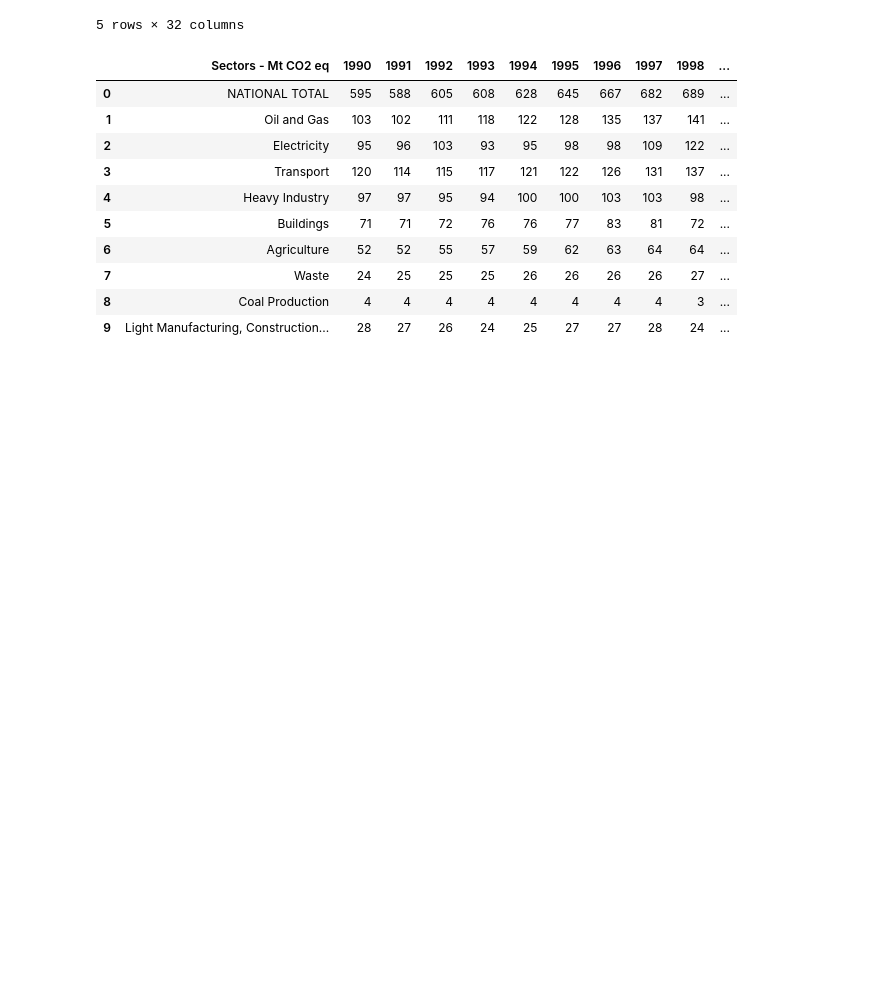
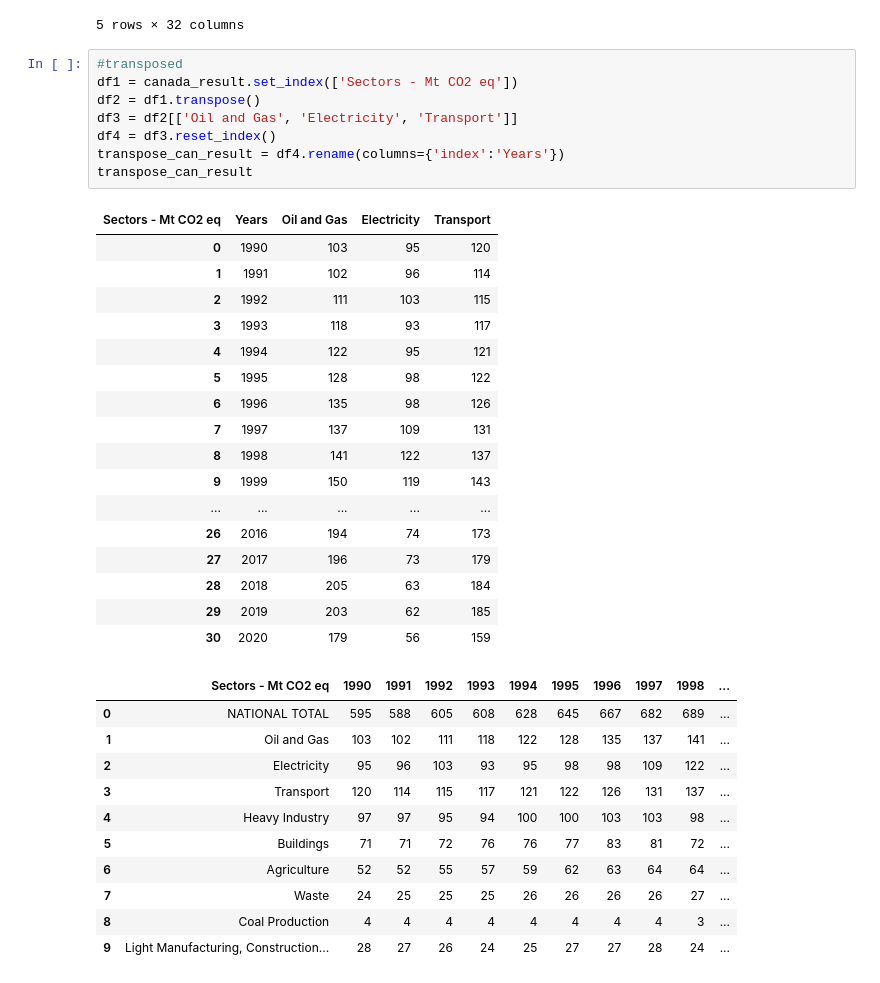
Before and after one commit to fabiomarcullo/Project_1_Climate_Action_Goals, a Jupyter notebook: Project_Sustainability_Data.ipynb, the cells around one changed output. Cells and saved outputs as stored; diff of their text form; blank space fills up the shorter version.

```diff
--- a/Project_Sustainability_Data.ipynb
+++ b/Project_Sustainability_Data.ipynb
@@ -63,6 +63,32 @@ canada_result.head()
 | 3 | Transport | 120 | 114 | 115 | 117 | 121 | 122 | 126 | 131 | 137 | ... |
 | 4 | Heavy Industry | 97 | 97 | 95 | 94 | 100 | 100 | 103 | 103 | 98 | ... |
 5 rows × 32 columns
+# %%
+#transposed
+df1 = canada_result.set_index(['Sectors - Mt CO2 eq'])
+df2 = df1.transpose()
+df3 = df2[['Oil and Gas', 'Electricity', 'Transport']]
+df4 = df3.reset_index()
+transpose_can_result = df4.rename(columns={'index':'Years'})
+transpose_can_result
+# %% [output]
+| Sectors - Mt CO2 eq | Years | Oil and Gas | Electricity | Transport |
+| 0 | 1990 | 103 | 95 | 120 |
+| 1 | 1991 | 102 | 96 | 114 |
+| 2 | 1992 | 111 | 103 | 115 |
+| 3 | 1993 | 118 | 93 | 117 |
+| 4 | 1994 | 122 | 95 | 121 |
+| 5 | 1995 | 128 | 98 | 122 |
+| 6 | 1996 | 135 | 98 | 126 |
+| 7 | 1997 | 137 | 109 | 131 |
+| 8 | 1998 | 141 | 122 | 137 |
+| 9 | 1999 | 150 | 119 | 143 |
+| ... | ... | ... | ... | ... |
+| 26 | 2016 | 194 | 74 | 173 |
+| 27 | 2017 | 196 | 73 | 179 |
+| 28 | 2018 | 205 | 63 | 184 |
+| 29 | 2019 | 203 | 62 | 185 |
+| 30 | 2020 | 179 | 56 | 159 |
 # %%
 # %% [output]
 |  | Sectors - Mt CO2 eq | 1990 | 1991 | 1992 | 1993 | 1994 | 1995 | 1996 | 1997 | 1998 | ... |
```
Also changed, not shown: parts of 4 cells of this notebook.
